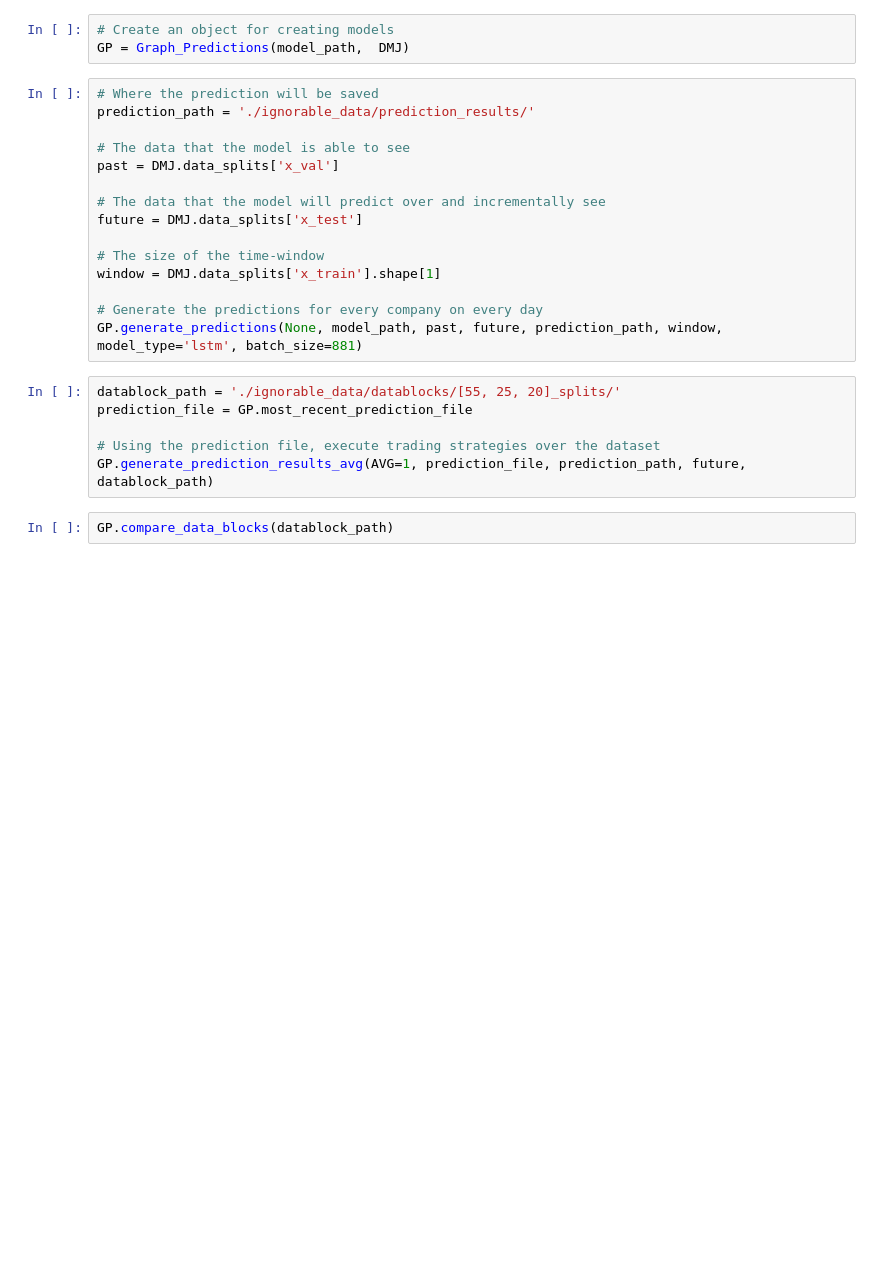
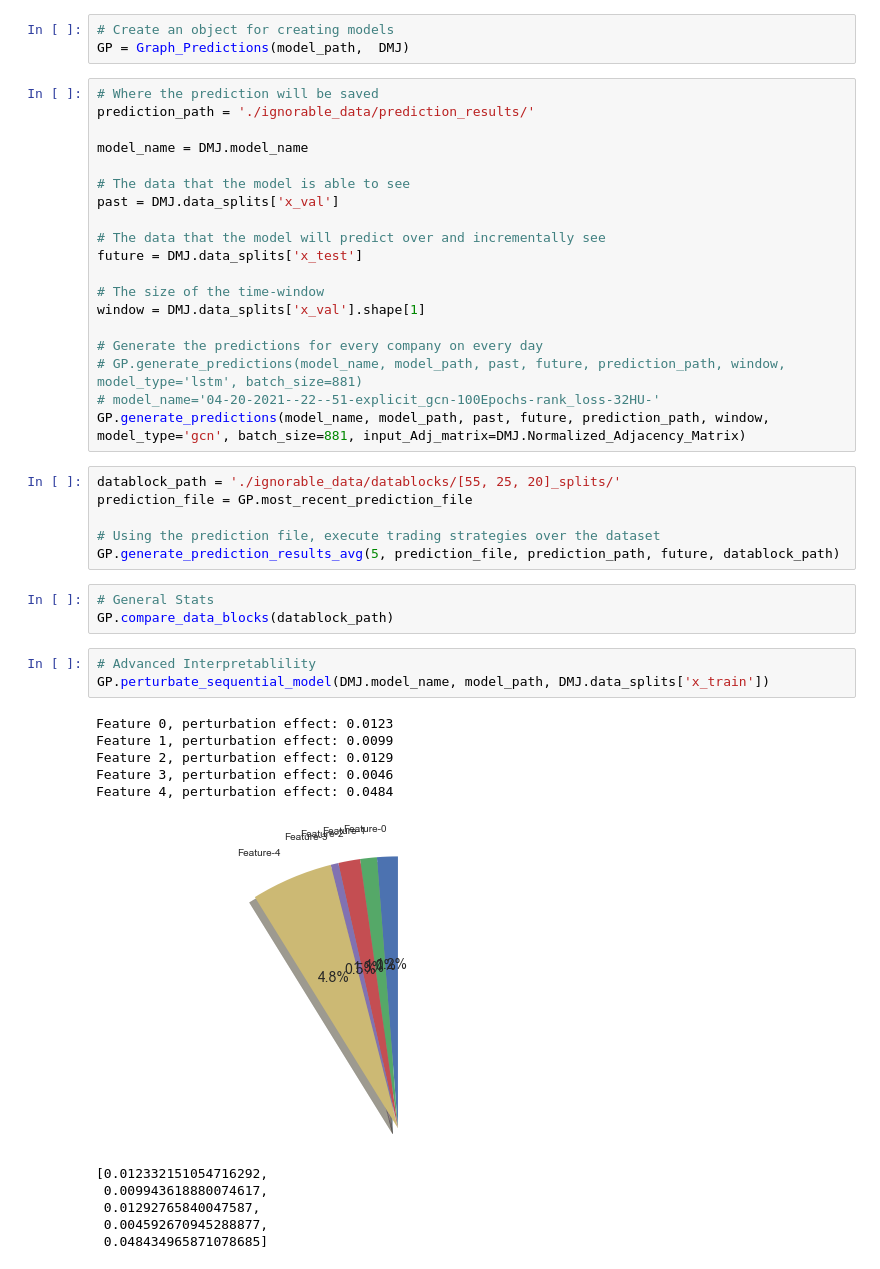
Before and after one commit to maxoflife-student/TAMU-ECEN-404-IFPTSND, a Jupyter notebook: Final_Demo.ipynb, the cells around one changed output. Saved outputs shown, nothing was run; the diff lists cells and outputs as text; blank space fills up the shorter version.

```diff
--- a/Final_Demo.ipynb
+++ b/Final_Demo.ipynb
@@ -89,6 +87,8 @@ GP = Graph_Predictions(model_path,  DMJ)
 # %%
 # Where the prediction will be saved
 prediction_path = './ignorable_data/prediction_results/'
+
+model_name = DMJ.model_name
 
 # The data that the model is able to see
 past = DMJ.data_splits['x_val']
@@ -97,15 +97,33 @@ past = DMJ.data_splits['x_val']
 future = DMJ.data_splits['x_test']
 
 # The size of the time-window
-window = DMJ.data_splits['x_train'].shape[1]
+window = DMJ.data_splits['x_val'].shape[1]
 
 # Generate the predictions for every company on every day
-GP.generate_predictions(None, model_path, past, future, prediction_path, window, model_type='lstm', batch_size=881)
+# GP.generate_predictions(model_name, model_path, past, future, prediction_path, window, model_type='lstm', batch_size=881)
+# model_name='04-20-2021--22--51-explicit_gcn-100Epochs-rank_loss-32HU-'
+GP.generate_predictions(model_name, model_path, past, future, prediction_path, window, model_type='gcn', batch_size=881, input_Adj_matrix=DMJ.Normalized_Adjacency_Matrix)
 # %%
 datablock_path = './ignorable_data/datablocks/[55, 25, 20]_splits/'
 prediction_file = GP.most_recent_prediction_file
 
 # Using the prediction file, execute trading strategies over the dataset
-GP.generate_prediction_results_avg(AVG=1, prediction_file, prediction_path, future, datablock_path)
+GP.generate_prediction_results_avg(5, prediction_file, prediction_path, future, datablock_path)
-# %%
-GP.compare_data_blocks(datablock_path)
+# %%
+# General Stats
+GP.compare_data_blocks(datablock_path)
+# %%
+# Advanced Interpretablility
+GP.perturbate_sequential_model(DMJ.model_name, model_path, DMJ.data_splits['x_train'])
+# %% [output]
+Feature 0, perturbation effect: 0.0123
+Feature 1, perturbation effect: 0.0099
+Feature 2, perturbation effect: 0.0129
+Feature 3, perturbation effect: 0.0046
+Feature 4, perturbation effect: 0.0484
+[figure, added]
+[0.012332151054716292,
+ 0.009943618880074617,
+ 0.01292765840047587,
+ 0.004592670945288877,
+ 0.048434965871078685]
```
Also changed, not shown: parts of 4 cells of this notebook, 2 other files.
